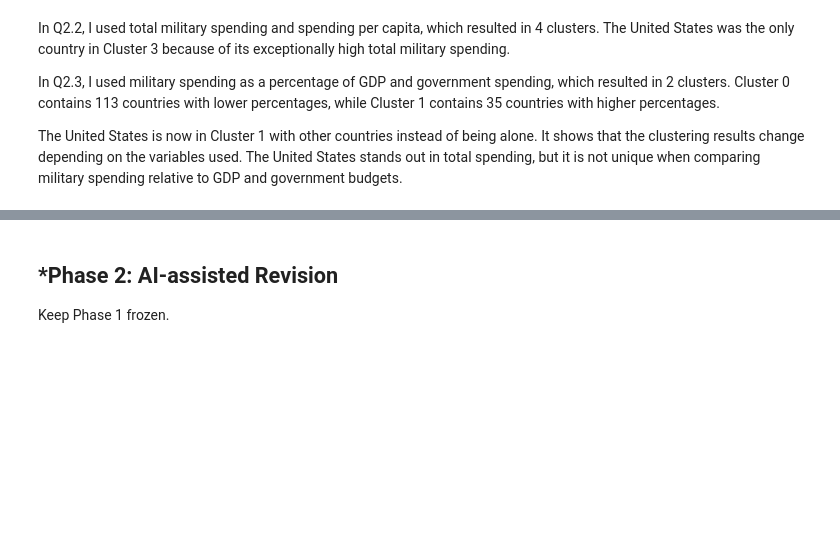
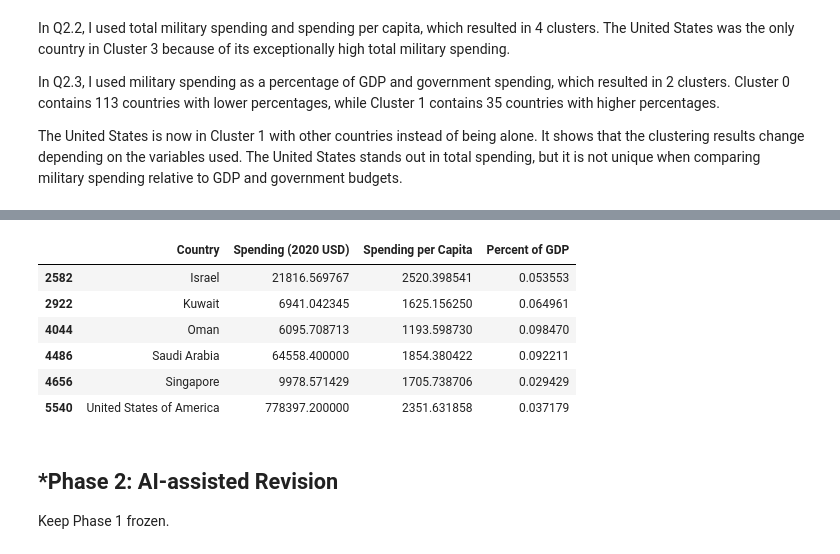
Before and after one commit to raffaellaalpaca-ai/A04-clustering, a Jupyter notebook: notebook.ipynb, the cells around one changed output, grey strips where cells are left out. Cells and saved outputs as stored; diff of their text form; code cells hidden in the pictures; blank space fills up the shorter version.

```diff
--- a/notebook.ipynb
+++ b/notebook.ipynb
@@ -442,3 +524,17 @@ The United States is now in Cluster 1 with other countries instead of being alon
+# %%
+df2020[df2020['cluster3'] == 2][
+    ['Country', 'Spending (2020 USD)',
+     'Spending per Capita',
+     'Percent of GDP']
+]
+# %% [output]
+|  | Country | Spending (2020 USD) | Spending per Capita | Percent of GDP |
+| 2582 | Israel | 21816.569767 | 2520.398541 | 0.053553 |
+| 2922 | Kuwait | 6941.042345 | 1625.156250 | 0.064961 |
+| 4044 | Oman | 6095.708713 | 1193.598730 | 0.098470 |
+| 4486 | Saudi Arabia | 64558.400000 | 1854.380422 | 0.092211 |
+| 4656 | Singapore | 9978.571429 | 1705.738706 | 0.029429 |
+| 5540 | United States of America | 778397.200000 | 2351.631858 | 0.037179 |
 # %% [markdown]
 ## *Phase 2: AI-assisted Revision
 Keep Phase 1 frozen.
```
Also changed, not shown: parts of 9 cells of this notebook.
